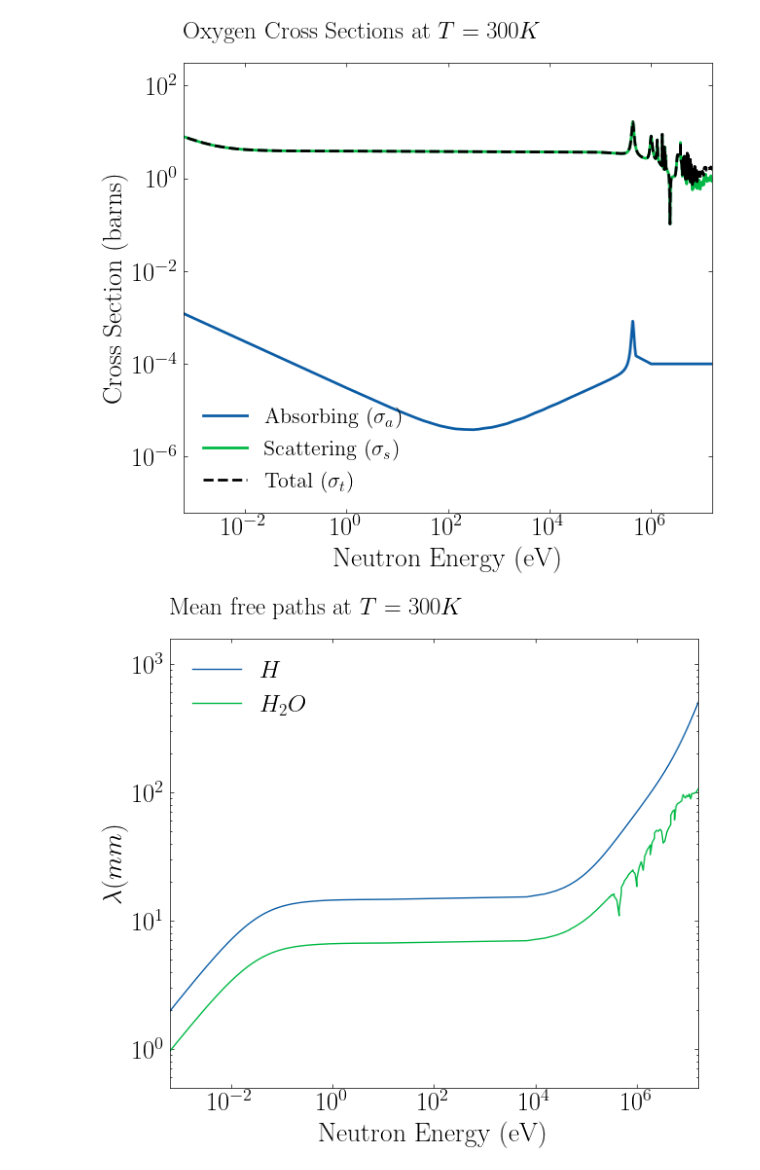
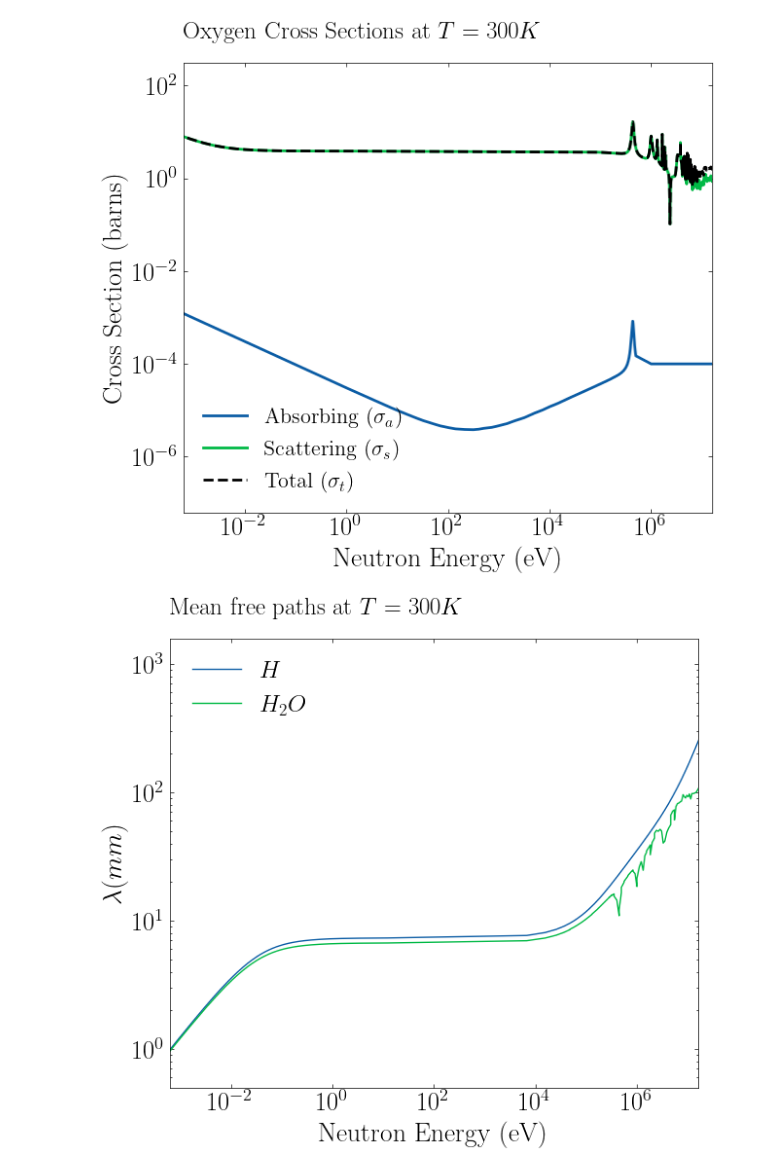
Before and after one commit to DerkNiessink/NeutroWater, a Jupyter notebook: cross_section.ipynb, the cells around one changed output. Saved outputs shown, nothing was run; the diff lists cells and outputs as text; code cells hidden in the pictures.

```diff
--- a/cross_section.ipynb
+++ b/cross_section.ipynb
@@ -80,34 +88,34 @@ plt.figure(figsize=(7 ,6))
 # ONLY H ATOMS
 energies, cross_sections_H = find_closest(H_data_t["energy(eV)"], H_data_t["sigma_t(b)"], energy_range)
 cross_sections_H = cross_sections_H*10**(-28) # convert barns -> m^2
-mean_free_paths_H = 1/(cross_sections_H*n) # 1 / (m^2 * m^-3) = m
+mean_free_paths_H = 1/(2*cross_sections_H*n) # 1 / (m^2 * m^-3) = m
 plt.loglog(energies, mean_free_paths_H*1000, label = "$H$") # m -> mm
 
 # H2O
 energies, cross_sections_O = find_closest(O_data_t["energy(eV)"], O_data_t["sigma_t(b)"], energy_range)
 energies, cross_sections_H = find_closest(H_data_t["energy(eV)"], H_data_t["sigma_t(b)"], energy_range)
 cross_sections_H = cross_sections_H*10**(-28) # convert barns -> m^2
 cross_sections_O = cross_sections_O*10**(-28) # convert barns -> m^2
 mean_free_paths_H2O = 1/ (n*(2*cross_sections_H + cross_sections_O)) # (1 / m^2) * m^-3) = m
 plt.loglog(energies, mean_free_paths_H2O*1000, label = "$H_2O$") # m -> mm
 
 
 # Save H2O mean free path data
 with open("data/mean_free_path.csv", "w") as f:
     write = csv.writer(f)
     df = pd.DataFrame({"Energy(eV)": energies ,"lambda(m)": mean_free_paths_H2O})
     df.to_csv("data/mean_free_path.csv", index=False)
 
 
 plt.xlabel("Neutron Energy (eV)", fontsize=20)
 plt.ylabel("$\lambda(mm)$", fontsize=20)
 plt.yticks(fontsize=19)
 plt.xticks(fontsize=19)
 plt.legend(fontsize=18, loc = "upper left")
 plt.xlim(10**-3.2, 10**7.2)
 plt.ylim(10**-0.3, 10**3.2)
 plt.title(r"Mean free paths at $T=300K$", fontsize=18, pad=18, loc = 'left')
 plt.savefig("data/free_path.pdf")
 plt.show()
 # %% [output]
-[figure, old version]
+[figure, new version]
```
Also changed, not shown: parts of 1 cell of this notebook, 7 other files.
